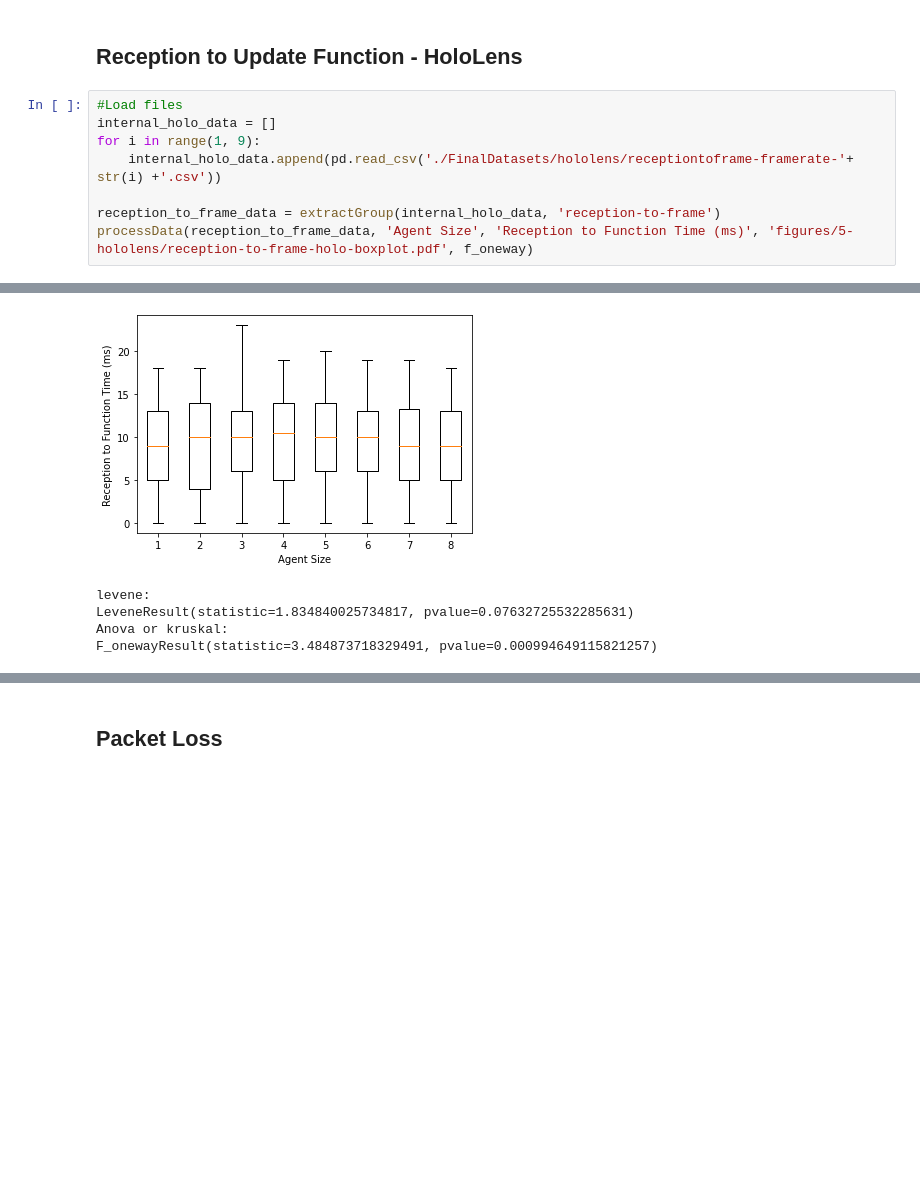
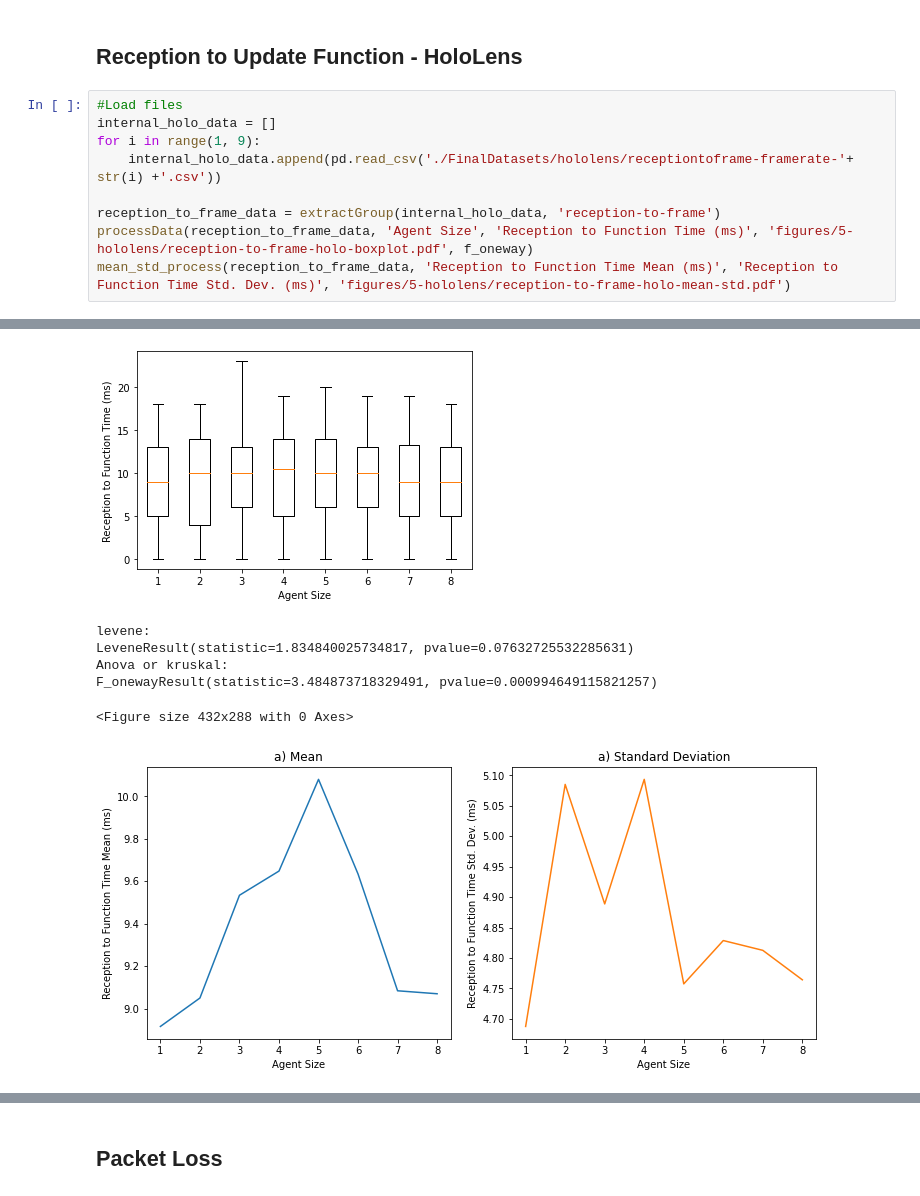
Before and after one commit to pedro-lucas-bravo/master_thesis_data_analysis, a Jupyter notebook: 5-hololens.ipynb, the cells around one changed output, grey strips where cells are left out. Cells and saved outputs as stored; diff of their text form; blank space fills up the shorter version.

```diff
--- a/5-hololens.ipynb
+++ b/5-hololens.ipynb
@@ -102,5 +122,6 @@ for i in range(1, 9):
 
 reception_to_frame_data = extractGroup(internal_holo_data, 'reception-to-frame')
 processData(reception_to_frame_data, 'Agent Size', 'Reception to Function Time (ms)', 'figures/5-hololens/reception-to-frame-holo-boxplot.pdf', f_oneway)
+mean_std_process(reception_to_frame_data, 'Reception to Function Time Mean (ms)', 'Reception to Function Time Std. Dev. (ms)', 'figures/5-hololens/reception-to-frame-holo-mean-std.pdf')
 # %% [output]
 SIZE: 500
@@ -121,8 +147,10 @@ SIZE: 500
 [figure]
 levene:
 LeveneResult(statistic=1.834840025734817, pvalue=0.07632725532285631)
 Anova or kruskal:
 F_onewayResult(statistic=3.484873718329491, pvalue=0.000994649115821257)
+<Figure size 432x288 with 0 Axes>
+[figure, added]
 # %%
 frame_to_frame_data = extractGroup(internal_holo_data, 'frame-time')
 processData(frame_to_frame_data, 'Agent Size', 'Frame Time (ms)', 'figures/5-hololens/frame-frame-holo-boxplot.pdf', kruskal)
```
Also changed, not shown: parts of 6 cells of this notebook, 15 other files.
